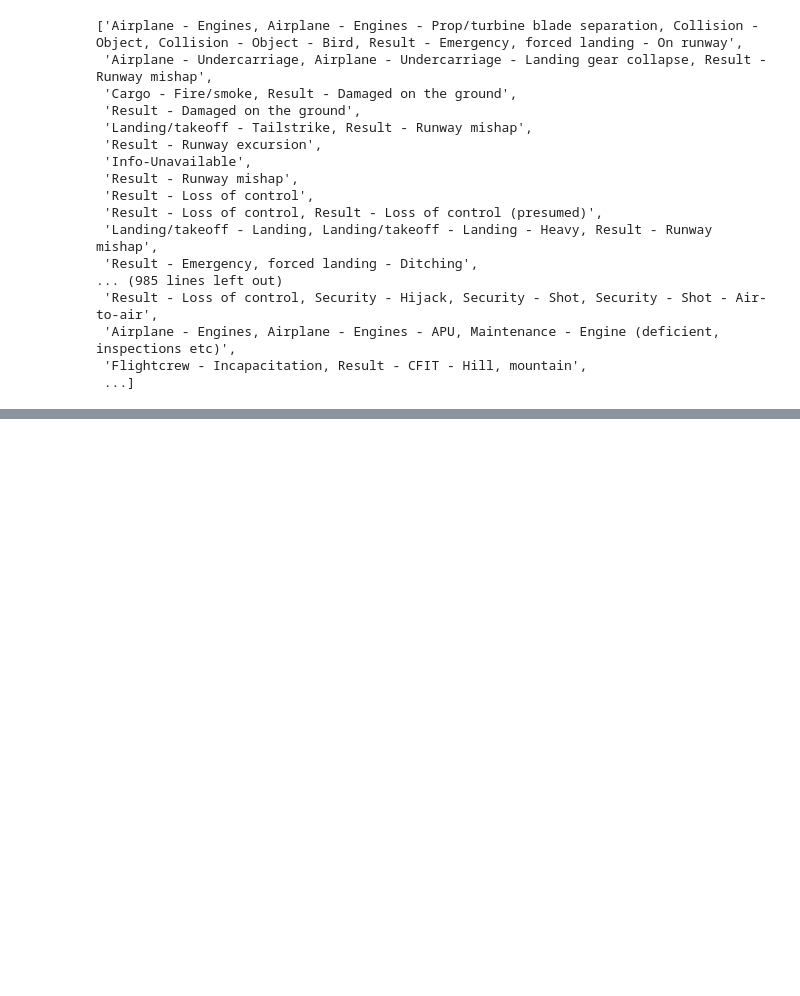
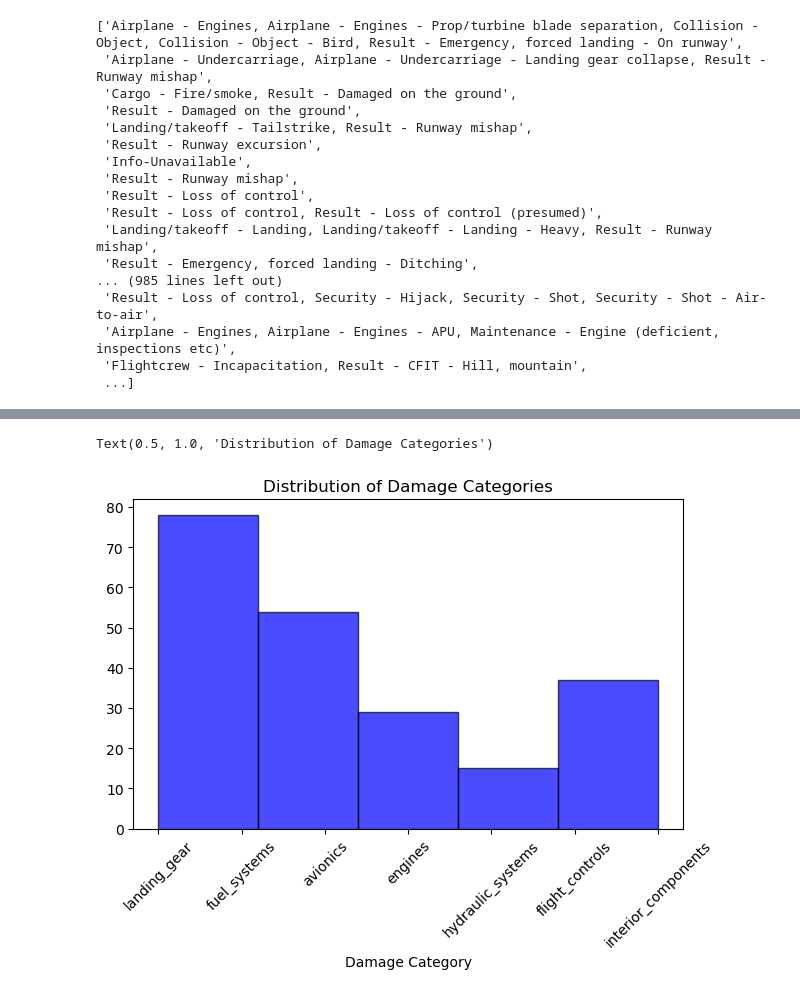
Before and after one commit to thedevreda/JadAerospace, a Jupyter notebook: AircraftParts/EDAAircraftParts(Damage).ipynb, the cells around one changed output, grey strips where cells are left out. Cells and saved outputs as stored; diff of their text form; code cells hidden in the pictures; blank space fills up the shorter version.

```diff
--- a/AircraftParts/EDAAircraftParts(Damage).ipynb
+++ b/AircraftParts/EDAAircraftParts(Damage).ipynb
@@ -223,0 +345,9 @@ ds.sample(10)
+# %%
+plt.hist(ds[ds['DamageCategory'] != 'other']['DamageCategory'], bins=5, color='blue', edgecolor='black', alpha=0.7)
+plt.xticks(rotation=45)
+plt.tight_layout()
+plt.xlabel('Damage Category')
+plt.title('Distribution of Damage Categories')
+# %% [output]
+Text(0.5, 1.0, 'Distribution of Damage Categories')
+[figure, added]
```
Also changed, not shown: parts of 9 cells of this notebook, 4 other files.
